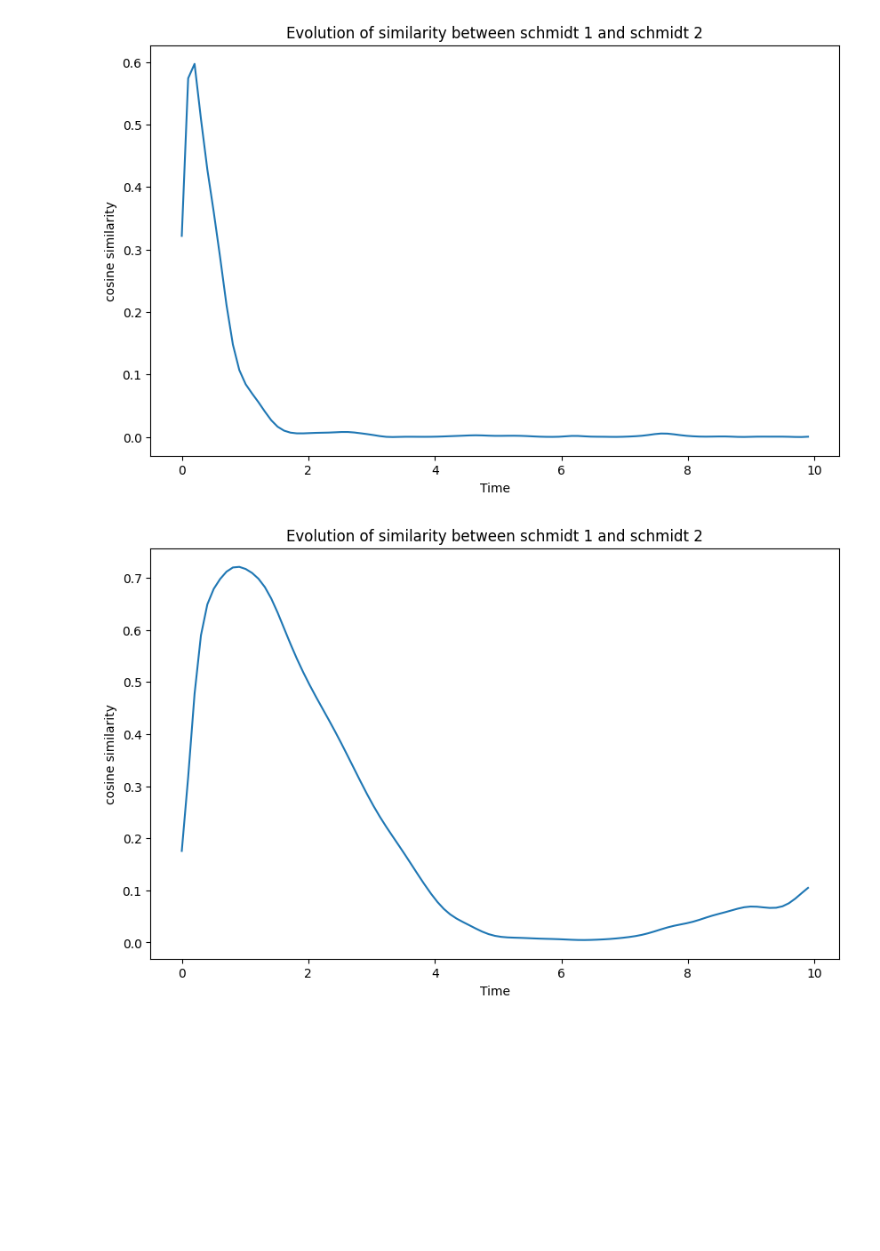
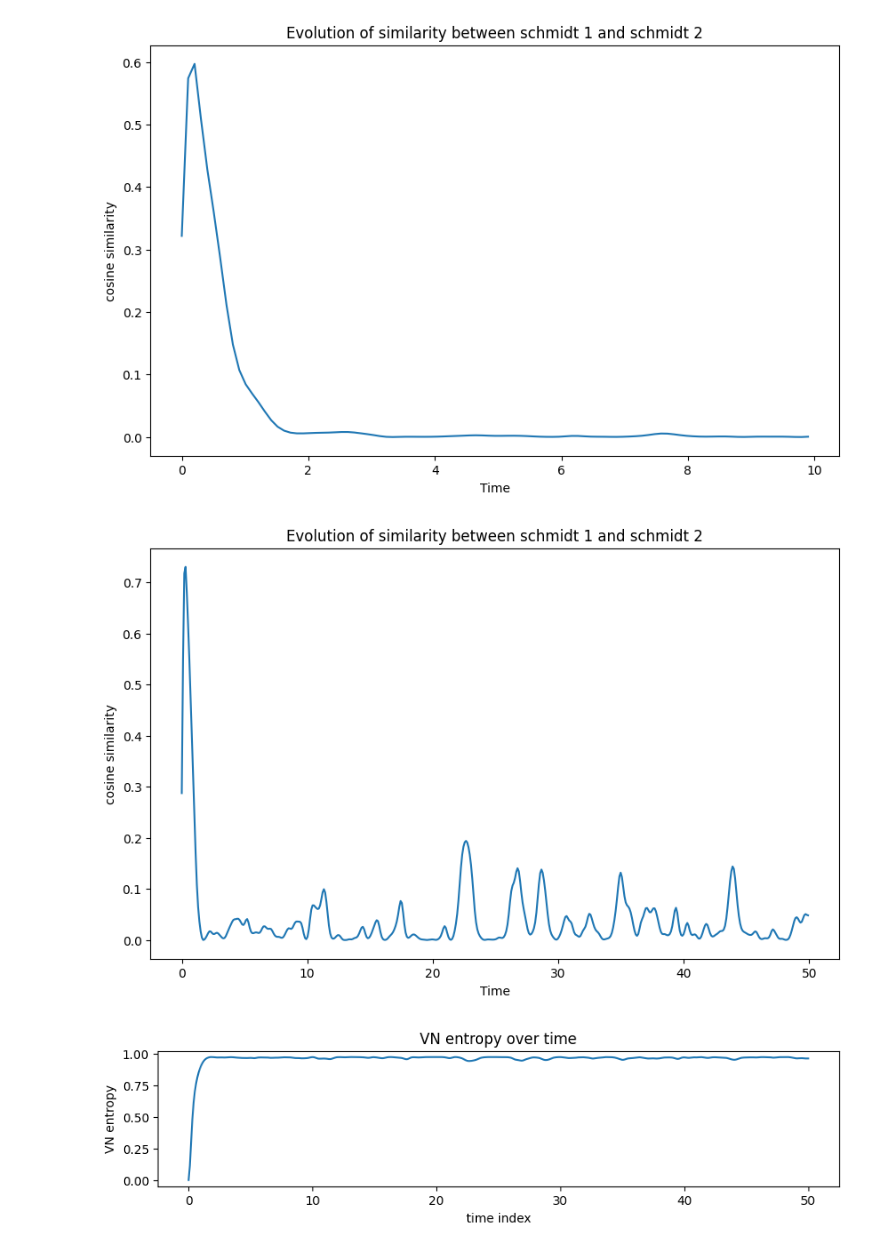
Before and after one commit to MarinAndreGirard/Quantum_Branching, a Jupyter notebook: similarity.ipynb, the cells around one changed output. Saved outputs shown, nothing was run; the diff lists cells and outputs as text; code cells hidden in the pictures; blank space fills up the shorter version.

```diff
--- a/similarity.ipynb
+++ b/similarity.ipynb
@@ -230,13 +240,15 @@ cos_similarity_btw_s1_s2_plot(s1_list,s2_list,tlist)
 # %%
 d1, d2 = 10, 200
 w = 0.4
 E_spacing = 1.0
-Int_strength = 0.03
-tmax= 10
-ind_nb = 100
+Int_strength = 0.06
+tmax= 50
+ind_nb = 500
 result, tlist, H_q, H_system_2, H_system_1_ext, H_system_2_ext, H_interaction, H_total, ket_0, ket_1, initial_state_system_2 = generate_result(d1,d2,w, E_spacing, Int_strength, tmax, ind_nb,0)
 eigenenergies_total, eigenstates_total = H_total.eigenstates()
 s1_list,s2_list = probs_schmidt_in_energy_eigenstates(result,eigenenergies_total, eigenstates_total,tlist,Int_strength,w)
 cos_similarity_btw_s1_s2_plot(s1_list,s2_list,tlist)
+plot_VN(result,tlist)
 # %% [output]
-[figure, old version]
+[figure, new version]
+[figure, added]
```
Also changed, not shown: parts of 12 cells of this notebook, 33 other files.
